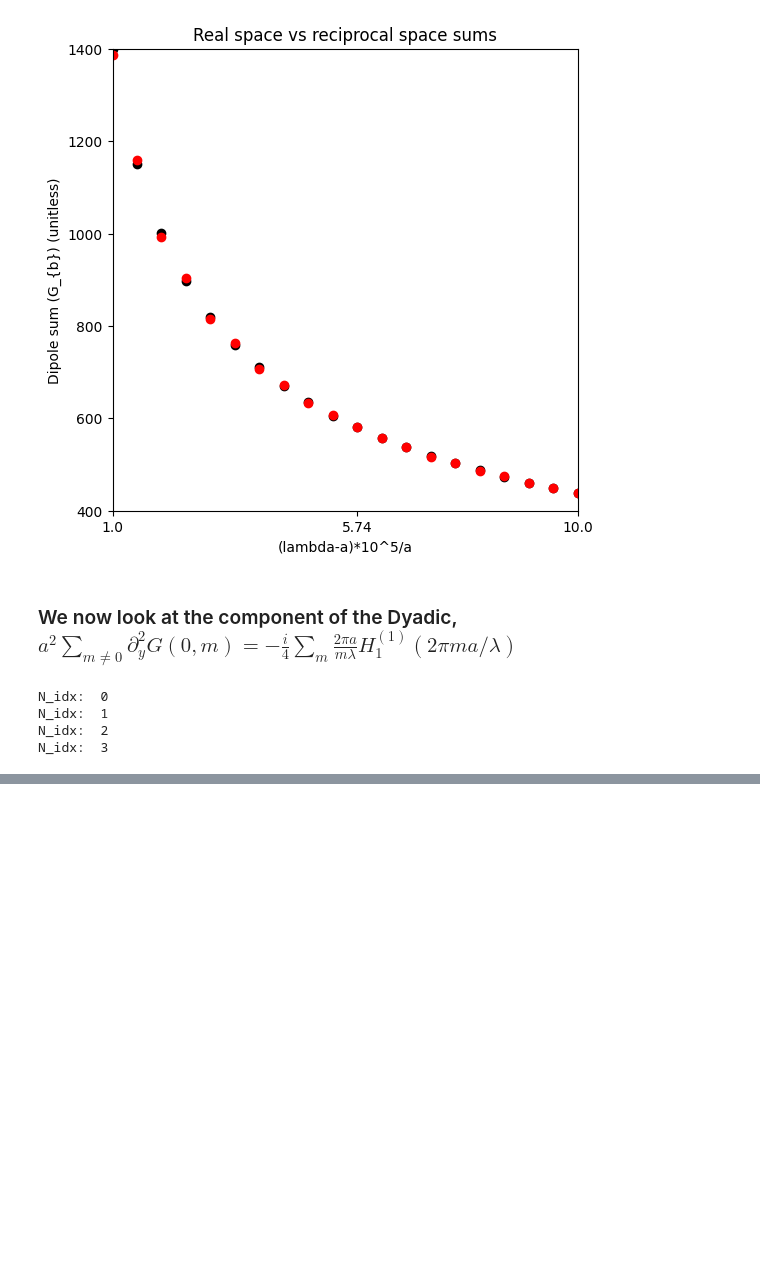
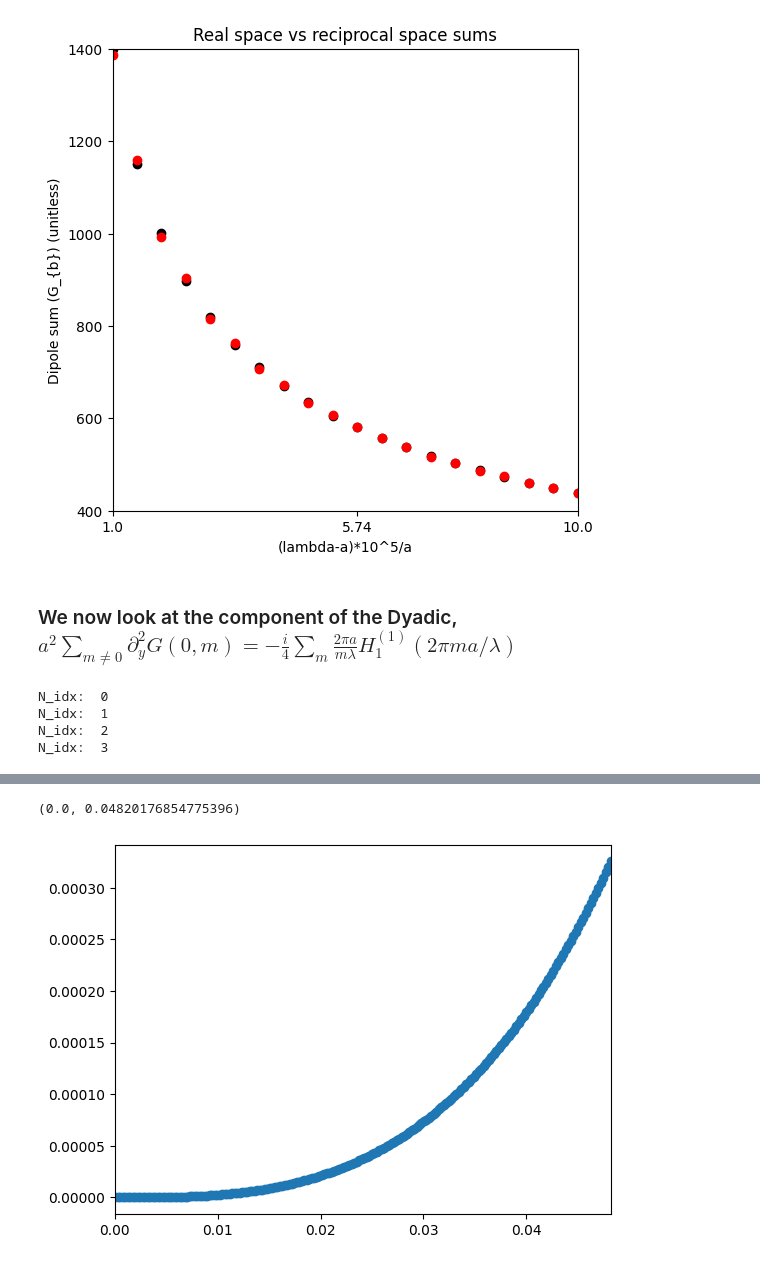
Before and after one commit to AliGhorashiCMT/Coherent-Perfect-Absorption, a Jupyter notebook: spheres/Dipole lattice sums.ipynb, the cells around one changed output, grey strips where cells are left out. Saved outputs shown, nothing was run; the diff lists cells and outputs as text; code cells hidden in the pictures; blank space fills up the shorter version.

```diff
--- a/spheres/Dipole lattice sums.ipynb
+++ b/spheres/Dipole lattice sums.ipynb
@@ -233,0 +248,30 @@ ax2.set_xticks([1, 2, 3]);
+# %%
+l = 1
+idx = 100
+s = s_v[idx]
+max_kr = pi/lambda_v[idx]
+
+x = linspace(max_kr/1000, max_kr, M) # Free space kR
+n_m = 1
+j_x = jv(l, x);
+j_nx = jv(l, n_m*x);
+y_x = yv(l, x);
+
+j_xprime = jvp(l, x);
+j_nxprime = jvp(l, n_m*x);
+y_xprime = yvp(l, x)
+
+A_plus_iB = n_m*j_nx*((1+s)*j_xprime + 1j*(s-1)*y_xprime) - j_nxprime *((1+s)*j_x + 1j*(s-1)*y_x)
+C_plus_iD = j_nxprime*((1+s)*j_xprime + 1j*(s-1)*y_xprime)
+
+A = A_plus_iB.real
+B = A_plus_iB.imag
+C = C_plus_iD.real
+D = C_plus_iD.imag
+
+mat = np.array([[-D, C], [-C, -D]])
+vec = np.array([A, B])
+prefac = -1/(D**2+C**2)
+sigmas_cpa = prefac * einsum("ijk, jk -> ik", mat, vec)
+sigma_real = sigmas_cpa[0, :]
+sigma_imaginary = sigmas_cpa[1, :]
@@ -233,0 +287,7 @@ ax2.set_xticks([1, 2, 3]);
+# %%
+plt.scatter(x, sigmas_cpa[0, :])
+plt.xlim(0, max_kr)
+#plt.ylim(0, 1)
+# %% [output]
+(0.0, 0.04820176854775396)
+[figure, added]
```
Also changed, not shown: parts of 7 cells of this notebook.
